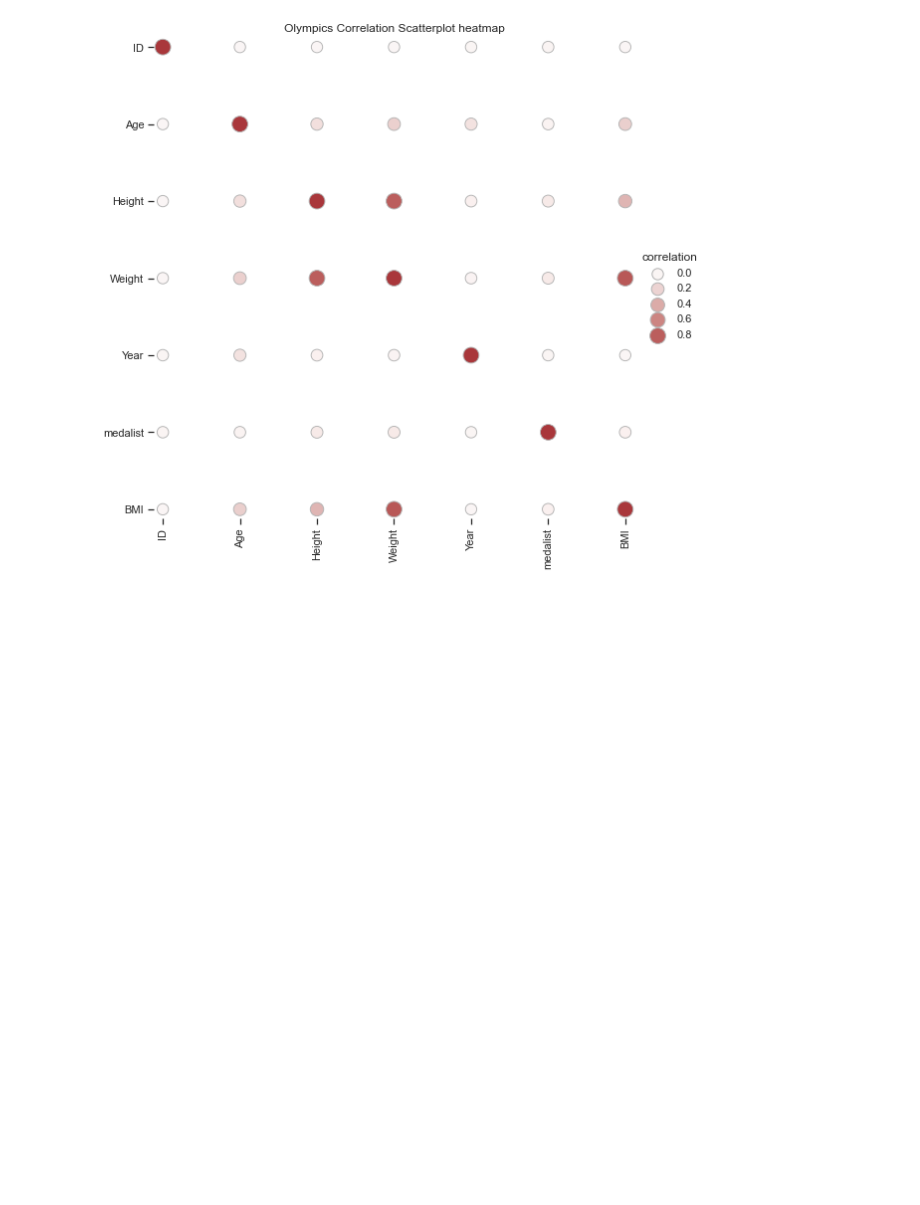
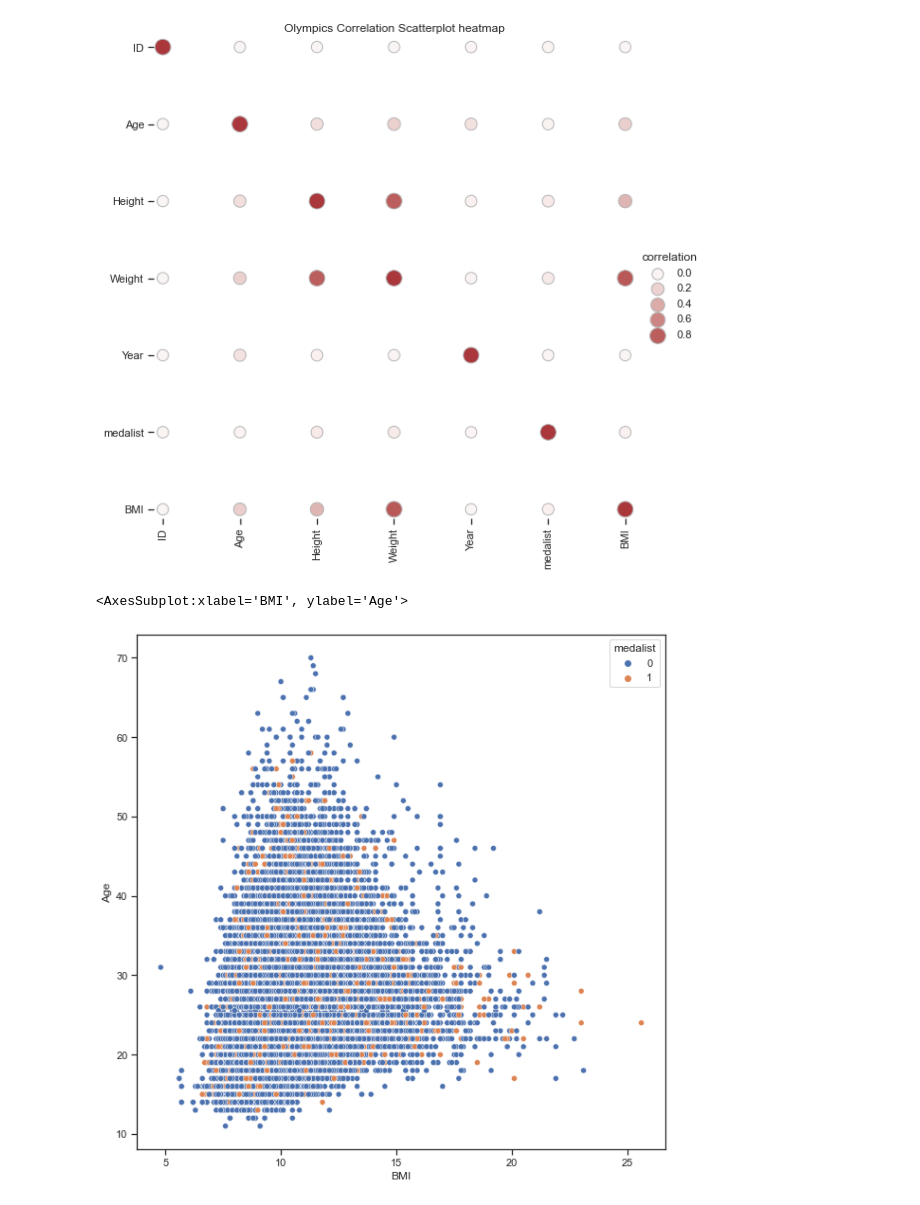
Before and after one commit to michael-haerle/olympic_dataset, a Jupyter notebook: initial_notebook.ipynb, the cells around one changed output. Saved outputs shown, nothing was run; the diff lists cells and outputs as text; code cells hidden in the pictures; blank space fills up the shorter version.

```diff
--- a/initial_notebook.ipynb
+++ b/initial_notebook.ipynb
@@ -509,4 +509,7 @@ for artist in g.legend.legendHandles:
 [figure]
 # %%
 plt.figure(figsize=(10, 10))
-sns.scatterplot(x='TARGET_deathRate', y='incidenceRate', data=train, hue='binnedInc')
+sns.scatterplot(x='BMI', y='Age', data=train, hue='medalist')
+# %% [output]
+<AxesSubplot:xlabel='BMI', ylabel='Age'>
+[figure, added]
```
